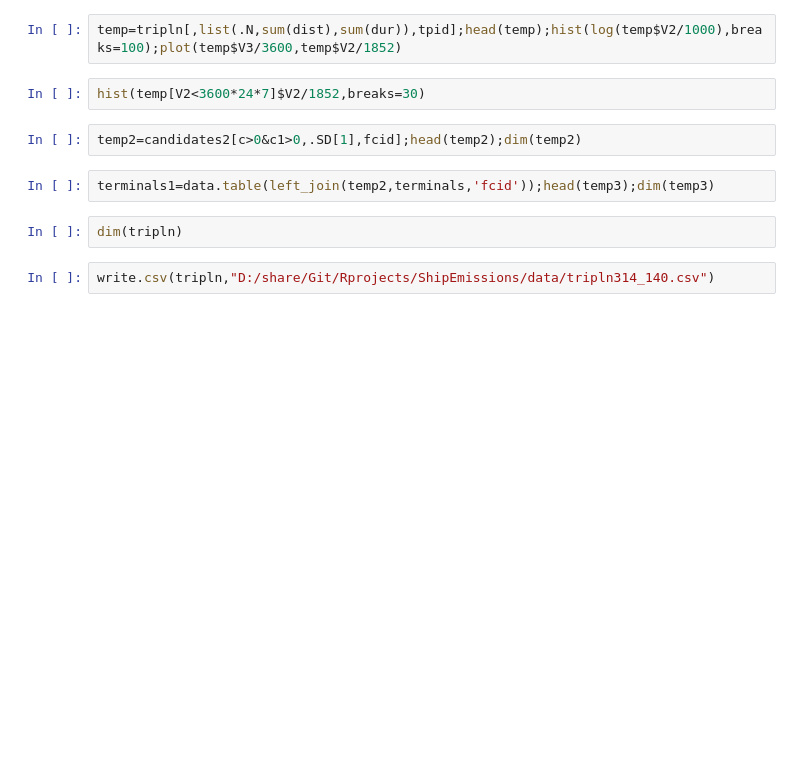
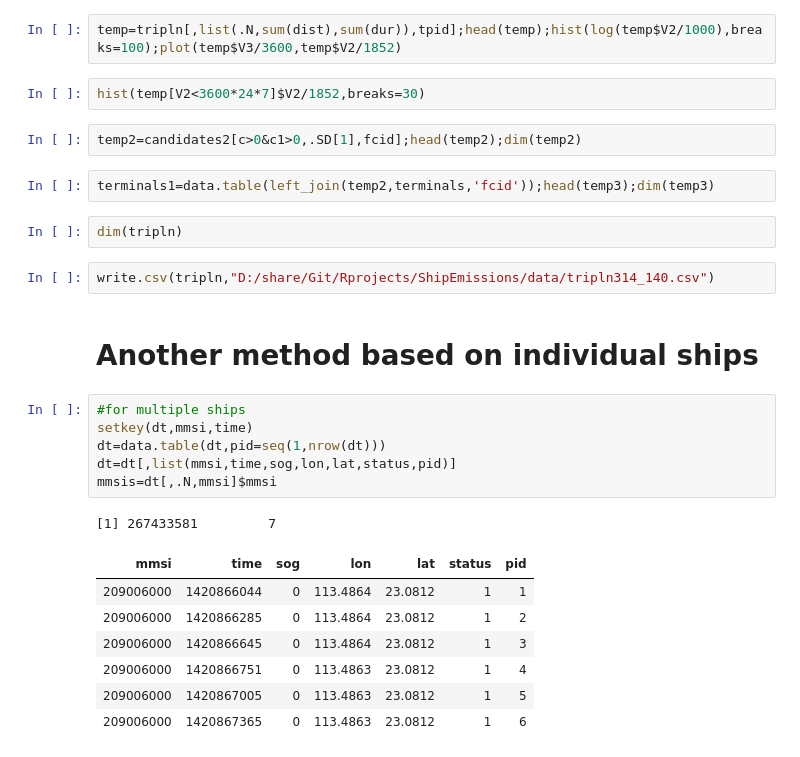
Before and after one commit to cynsky/ShipEmissions, a Jupyter notebook: notebook/GLOBAL_CONTAINER_TERMINAL_YEAR_SMU_R.ipynb, the cells around one changed output. Saved outputs shown, nothing was run; the diff lists cells and outputs as text; blank space fills up the shorter version.

```diff
--- a/notebook/GLOBAL_CONTAINER_TERMINAL_YEAR_SMU_R.ipynb
+++ b/notebook/GLOBAL_CONTAINER_TERMINAL_YEAR_SMU_R.ipynb
@@ -376,3 +389,20 @@ terminals1=data.table(left_join(temp2,terminals,'fcid'));head(temp3);dim(temp3)
 dim(tripln)
 # %%
 write.csv(tripln,"D:/share/Git/Rprojects/ShipEmissions/data/tripln314_140.csv")
+# %% [markdown]
+# Another method based on individual ships
+# %%
+#for multiple ships
+setkey(dt,mmsi,time)
+dt=data.table(dt,pid=seq(1,nrow(dt)))
+dt=dt[,list(mmsi,time,sog,lon,lat,status,pid)]
+mmsis=dt[,.N,mmsi]$mmsi
+# %% [output]
+[1] 267433581         7
+| mmsi | time | sog | lon | lat | status | pid |
+| 209006000 | 1420866044 | 0 | 113.4864 | 23.0812 | 1 | 1 |
+| 209006000 | 1420866285 | 0 | 113.4864 | 23.0812 | 1 | 2 |
+| 209006000 | 1420866645 | 0 | 113.4864 | 23.0812 | 1 | 3 |
+| 209006000 | 1420866751 | 0 | 113.4863 | 23.0812 | 1 | 4 |
+| 209006000 | 1420867005 | 0 | 113.4863 | 23.0812 | 1 | 5 |
+| 209006000 | 1420867365 | 0 | 113.4863 | 23.0812 | 1 | 6 |
```
Also changed, not shown: parts of 22 cells of this notebook.
